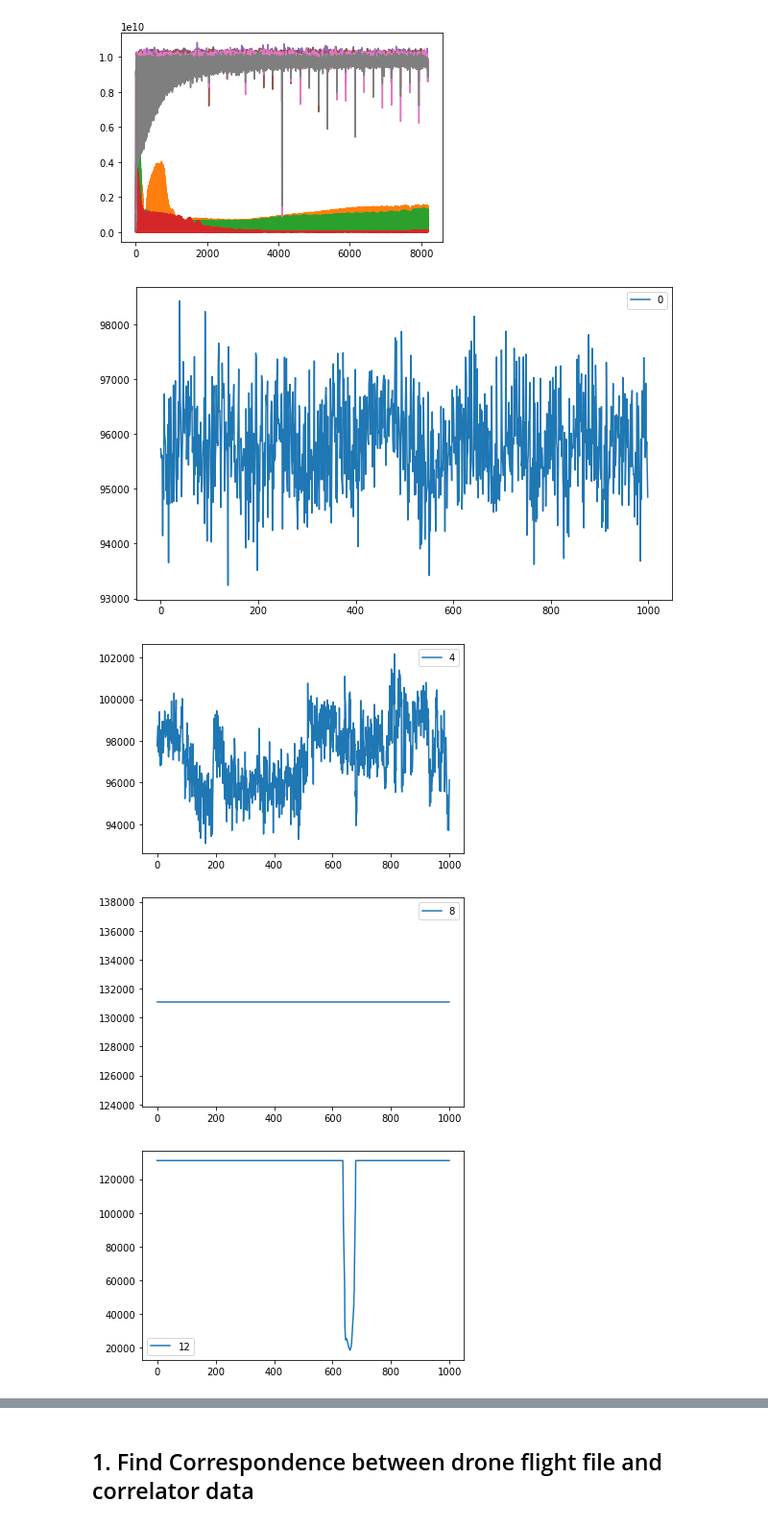
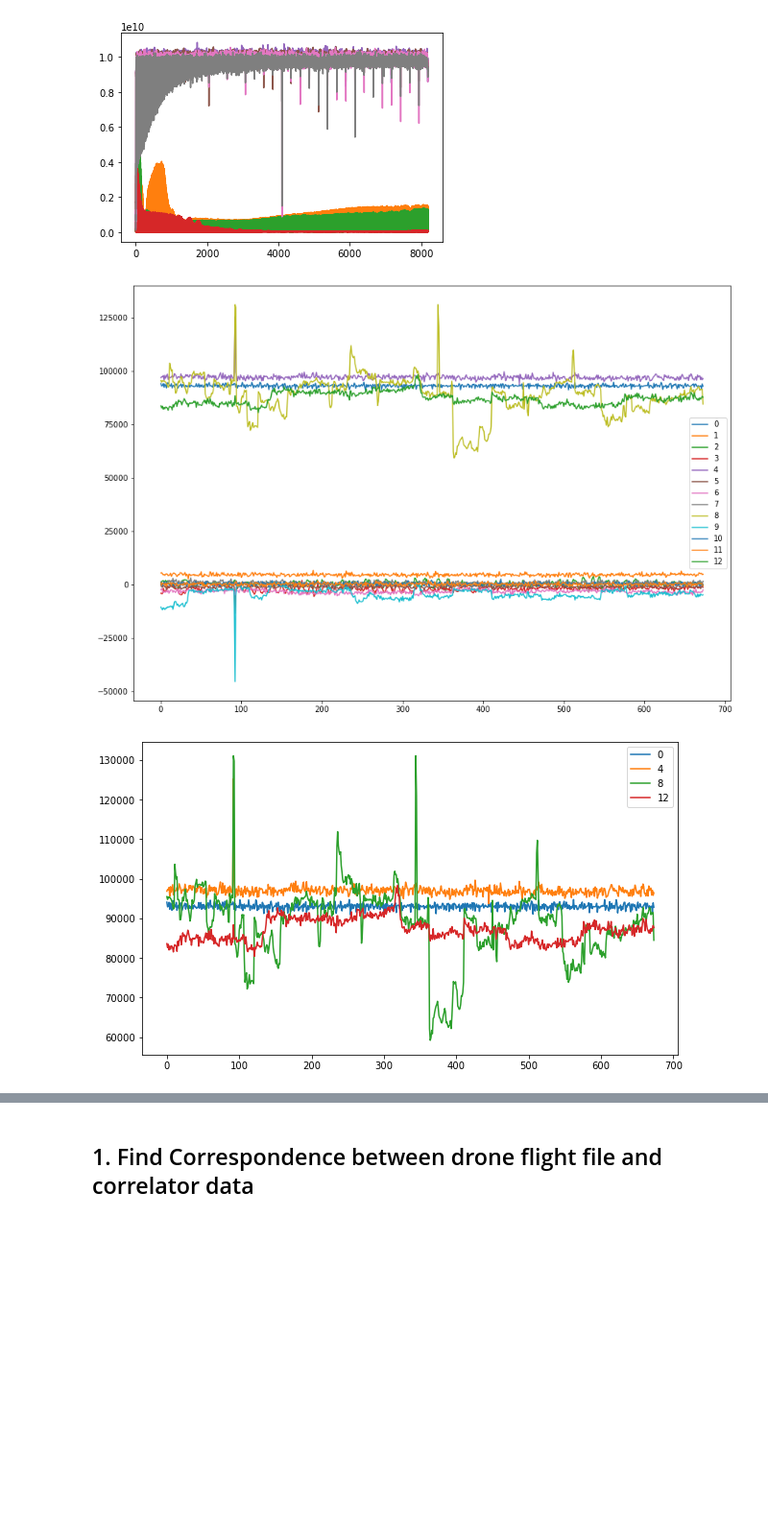
Before and after one commit to WrightLaboratory/DigitalNoiseSource, a Jupyter notebook: notebooks/LBN_DNS_GBO.ipynb, the cells around one changed output, grey strips where cells are left out. Shown at 96% size. Cells and saved outputs as stored; diff of their text form; code cells hidden in the pictures; blank space fills up the shorter version.

```diff
--- a/notebooks/LBN_DNS_GBO.ipynb
+++ b/notebooks/LBN_DNS_GBO.ipynb
@@ -83,13 +114,15 @@ if july2025:
 # %%
-gbosite=si.Site('../metadata/GBO_DNS_config.npz')
-
 # First 360 degree, lots of locations
 ddir = 'first_drone_jun30_0900/'
 flyfile = 'Jun-30th-2026-09-09AM-Flight-Airdata.csv'
+gfile = gdir+'20260630-084913_gbo_gains_chord_path_drone_first_jun30.npy'
+
+# Second 360 degree
+ddir = 'drone_flight2_jun30_1515/'
+flyfile = 'Jun-30th-2026-03-16PM-Flight-Airdata.csv'
+gfile = gdir+'20260630-084913_gbo_gains_chord_path_drone_first_jun30.npy'
+# same gain file?
 
 
 # this handles the wierd directory structure in the iceboard dirs
 datadir = cdir+ddir
-gfile = gdir+'20260630-084913_gbo_gains_chord_path_drone_first_jun30.npy'
-
-print(gfile)
@@ -238,35 +274,18 @@ plt.show()
 6 0.9831449918844312
 7 0.9702869658666529
 [figure]
-# %%
-# find channels with zero imag component, those are autos
-#f_ind = 500
-#for i in np.arange(0,36):
-#    print(i, fd['vis'][200,f_ind,i].imag)
-
-# autos from above, and crosses are everything else
-
-autos = [0,4,8,12,16,20,24,28]
-crosses = [item for item in np.arange(0,36) if item not in autos]
 # %%
+plt.figure(figsize=(14,10))
+for i in np.arange(0,13):
+    plt.plot(fd['vis'][:,f_ind,i].real,label=str(i)) # both real and imag are informative
+plt.legend()
+plt.plot()
 
 plt.figure(figsize=(10, 6))
 for i in autos:
-    plt.plot(abs(fd['vis'][:,f_ind,i]),label=str(i)) # both real and imag are informative
-    plt.legend()
-    plt.plot()
-    plt.show()
-
-
-for i in autos:
-    #if np.median(abs(fd['vis'][:,f_ind,i])) > 20000:
-        #plt.plot(fd['vis'][:,f_ind,i].real,label=str(i)) # both real and imag are informative
     plt.plot(fd['vis'][:,f_ind,i].real,label=str(i)) # both real and imag are informative
-    #print(i, fd['vis'][200,f_ind,i].real)
 plt.legend()
 plt.show()
 # %% [output]
-[figure, old version]
+[figure, new version]
-[figure, old version]
+[figure, new version]
-[figure, removed]
-[figure, removed]
```
Also changed, not shown: parts of 24 cells of this notebook.
